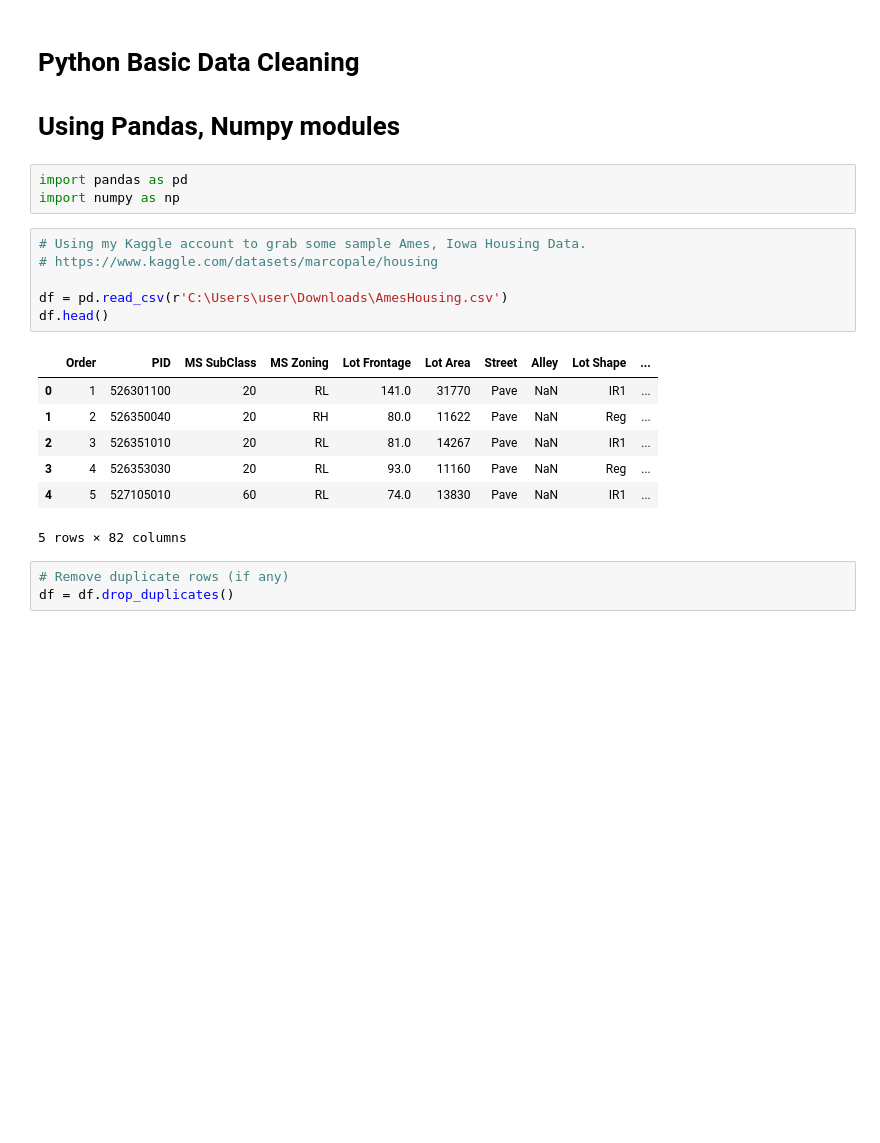
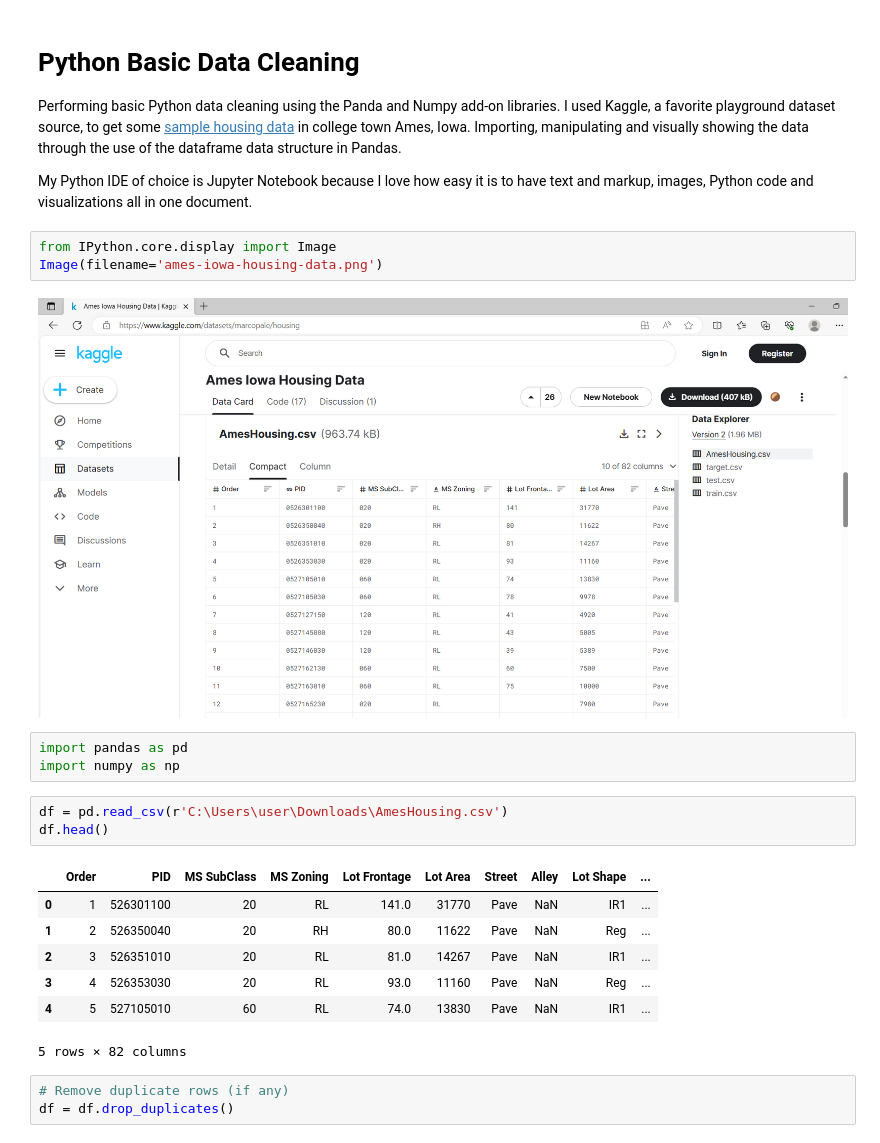
Before and after one commit to aaron-evans-cruz/Python-Portfolio-Projects, a Jupyter notebook: Python-Basic-Data-Cleaning.ipynb, the cells around one changed output. Saved outputs shown, nothing was run; the diff lists cells and outputs as text; blank space fills up the shorter version.

Commit message:
Add files via upload
Modified to update import Python code, along with markup, text, add imagery, etc. within this projects Jupyter Notebook.

```diff
--- a/Python-Basic-Data-Cleaning.ipynb
+++ b/Python-Basic-Data-Cleaning.ipynb
@@ -1,13 +1,18 @@
 # %% [markdown]
 # Python Basic Data Cleaning
-# Using Pandas, Numpy modules
+
+Performing basic Python data cleaning using the Panda and Numpy add-on libraries. I used Kaggle, a favorite playground dataset source, to get some [sample housing data](https://www.kaggle.com/datasets/marcopale/housing) in college town Ames, Iowa. Importing, manipulating and visually showing the data through the use of the dataframe data structure in Pandas.
+
+My Python IDE of choice is Jupyter Notebook because I love how easy it is to have text and markup, images, Python code and visualizations all in one document.
 # %%
-import pandas as pd
-import numpy as np
+from IPython.core.display import Image
+Image(filename='ames-iowa-housing-data.png')
+# %% [output]
+[figure, added]
+# %%
+import pandas as pd
+import numpy as np
 # %%
-# Using my Kaggle account to grab some sample Ames, Iowa Housing Data.
-# https://www.kaggle.com/datasets/marcopale/housing
-
 df = pd.read_csv(r'C:\Users\user\Downloads\AmesHousing.csv')
 df.head()
 # %% [output]
```
Also changed, not shown: parts of 2 cells of this notebook.
